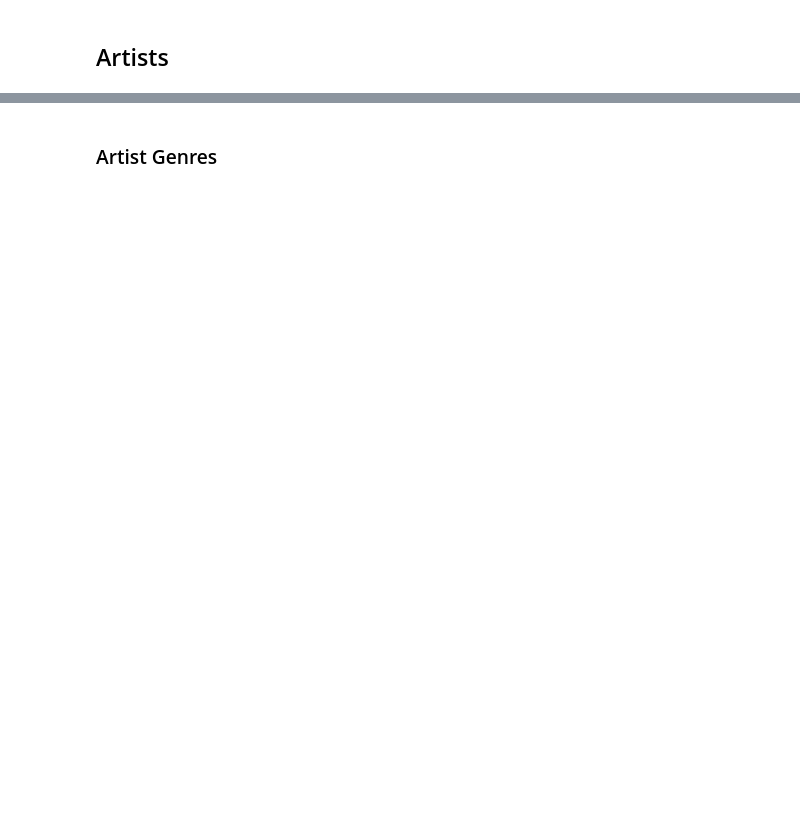
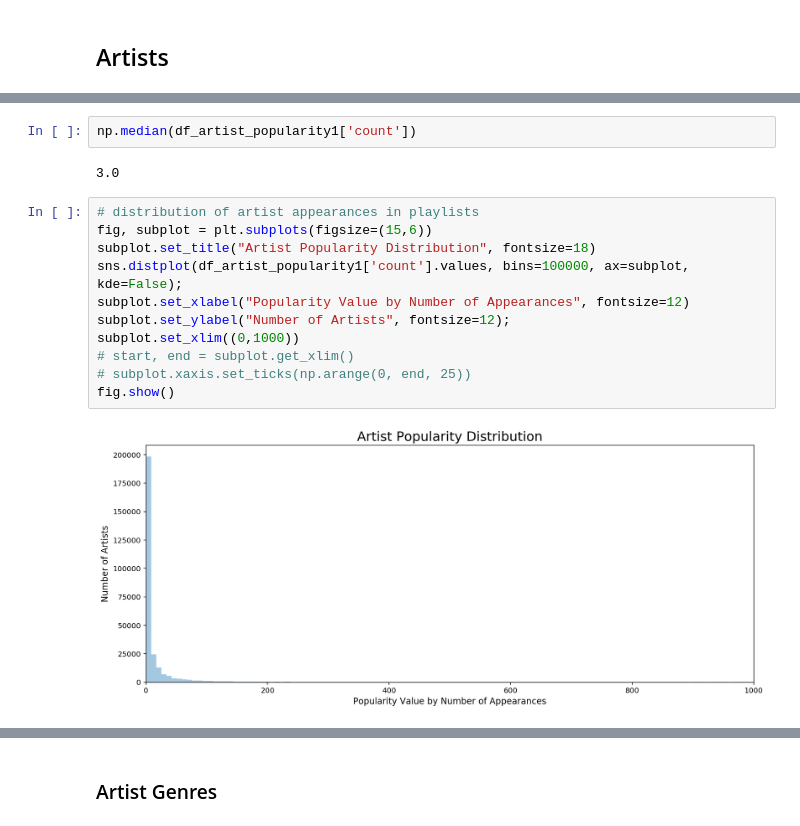
Before and after one commit to awgeezrick/CS109a_finalproject_group20, a Jupyter notebook: mark/Spotify-EDA.ipynb, the cells around one changed output, grey strips where cells are left out. Cells and saved outputs as stored; diff of their text form; blank space fills up the shorter version.

```diff
--- a/mark/Spotify-EDA.ipynb
+++ b/mark/Spotify-EDA.ipynb
@@ -165,0 +207,17 @@ subplot.set_ylabel("Artist", fontsize=12);
+# %%
+np.median(df_artist_popularity1['count'])
+# %% [output]
+3.0
+# %%
+# distribution of artist appearances in playlists
+fig, subplot = plt.subplots(figsize=(15,6))
+subplot.set_title("Artist Popularity Distribution", fontsize=18)
+sns.distplot(df_artist_popularity1['count'].values, bins=100000, ax=subplot, kde=False);
+subplot.set_xlabel("Popularity Value by Number of Appearances", fontsize=12)
+subplot.set_ylabel("Number of Artists", fontsize=12);
+subplot.set_xlim((0,1000))
+# start, end = subplot.get_xlim()
+# subplot.xaxis.set_ticks(np.arange(0, end, 25))
+fig.show()
+# %% [output]
+[figure, added]
```
Also changed, not shown: parts of 40 cells of this notebook, 8 other files.
